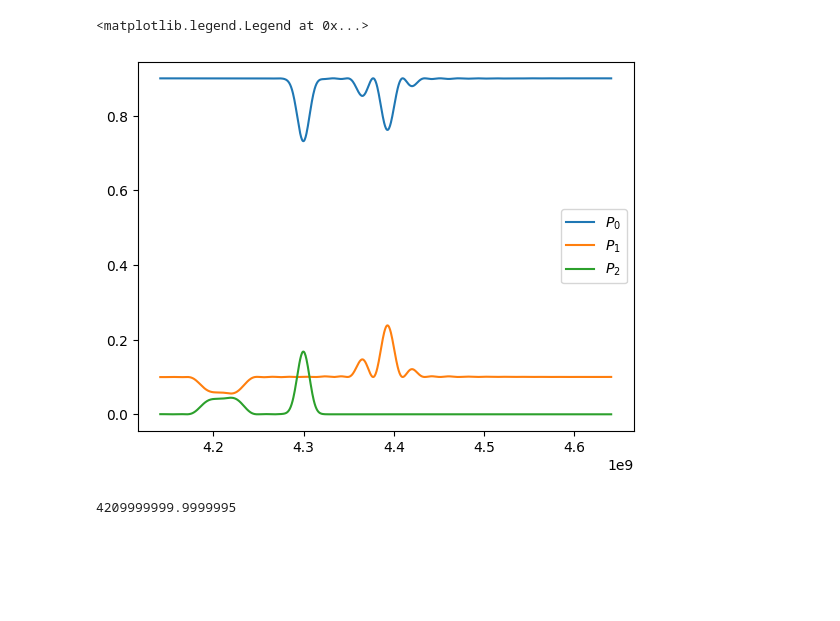
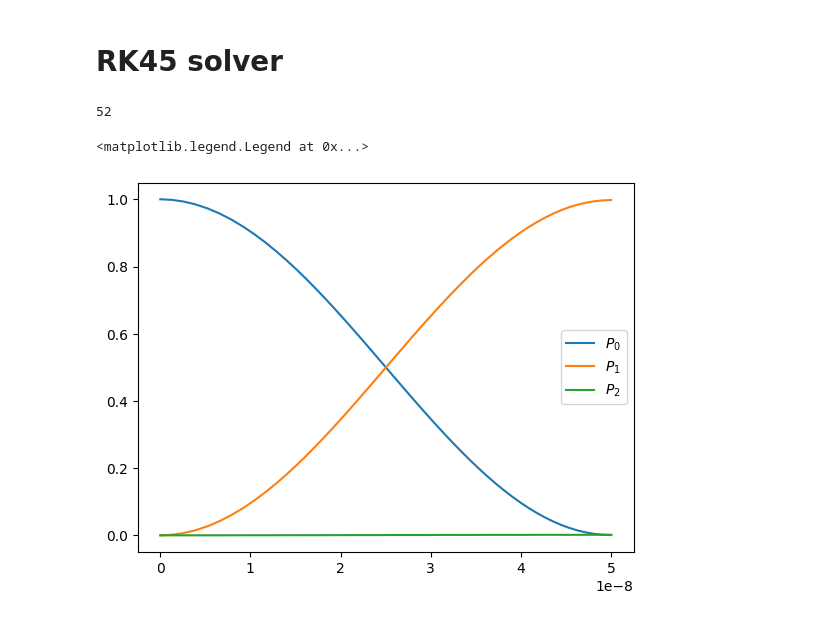
Before and after one commit to achavert/3d-transmon-sim, a Jupyter notebook: tests.ipynb, the cells around one changed output. Cells and saved outputs as stored; diff of their text form; code cells hidden in the pictures; blank space fills up the shorter version.

```diff
--- a/tests.ipynb
+++ b/tests.ipynb
@@ -107,13 +109,50 @@ for i in tqdm(range(dw_steps)):
 # %%
-freqs = (w01+dw)/(2*np.pi)
-plt.plot(freqs, pops[0,:], label = r'$P_0$')
-plt.plot(freqs, pops[1,:], label = r'$P_1$')
-plt.plot(freqs, pops[2,:], label = r'$P_2$')
-plt.legend()
+# freqs = (w01+dw)/(2*np.pi)
+# plt.plot(freqs, pops[0,:], label = r'$P_0$')
+# plt.plot(freqs, pops[1,:], label = r'$P_1$')
+# plt.plot(freqs, pops[2,:], label = r'$P_2$')
+# plt.legend()
-# %% [output]
-<matplotlib.legend.Legend at 0x...>
-[figure, removed]
-# %%
-w12/(2*np.pi)
-# %% [output]
-4209999999.9999995
+# %% [markdown]
+# RK45 solver
+# %%
+from scipy.integrate import RK45
+def solve(_func, _T, _y0):
+    solver = RK45(fun = _func,
+                      t0 = 0.0,
+                      y0 = _y0,
+                      t_bound = _T,
+                      rtol = 1e-4,
+                      atol = 1e-7)
+
+    y_points = []
+    t_points = []
+    while solver.status == 'running':
+        solver.step()
+        y_points.append(solver.y.copy())
+        t_points.append(solver.t)
+    y_points = np.array(y_points, dtype = complex)
+    t_points = np.array(t_points)
+    return t_points, y_points
+# %%
+def func(_t, _y):
+    _rho = _y.reshape(3,3)
+    H = get_H(_t, wd, V0, phi, s)
+    _res = -1j * (H @ _rho - _rho @ H)
+    return _res.reshape(1,9)[0]
+# %%
+times, ys = solve(func, T, rho0.reshape(1,9)[0])
+print(len(times))
+# %% [output]
+52
+# %%
+pops = np.zeros((3, len(times)))
+for i in range(len(times)):
+    pops[:,i] = np.diag(np.real(ys[i].reshape(3,3)))
+# %%
+plt.plot(times, pops[0,:], label = r'$P_0$')
+plt.plot(times, pops[1,:], label = r'$P_1$')
+plt.plot(times, pops[2,:], label = r'$P_2$')
+plt.legend()
+# %% [output]
+<matplotlib.legend.Legend at 0x...>
+[figure, added]
```
Also changed, not shown: parts of 14 cells of this notebook.
